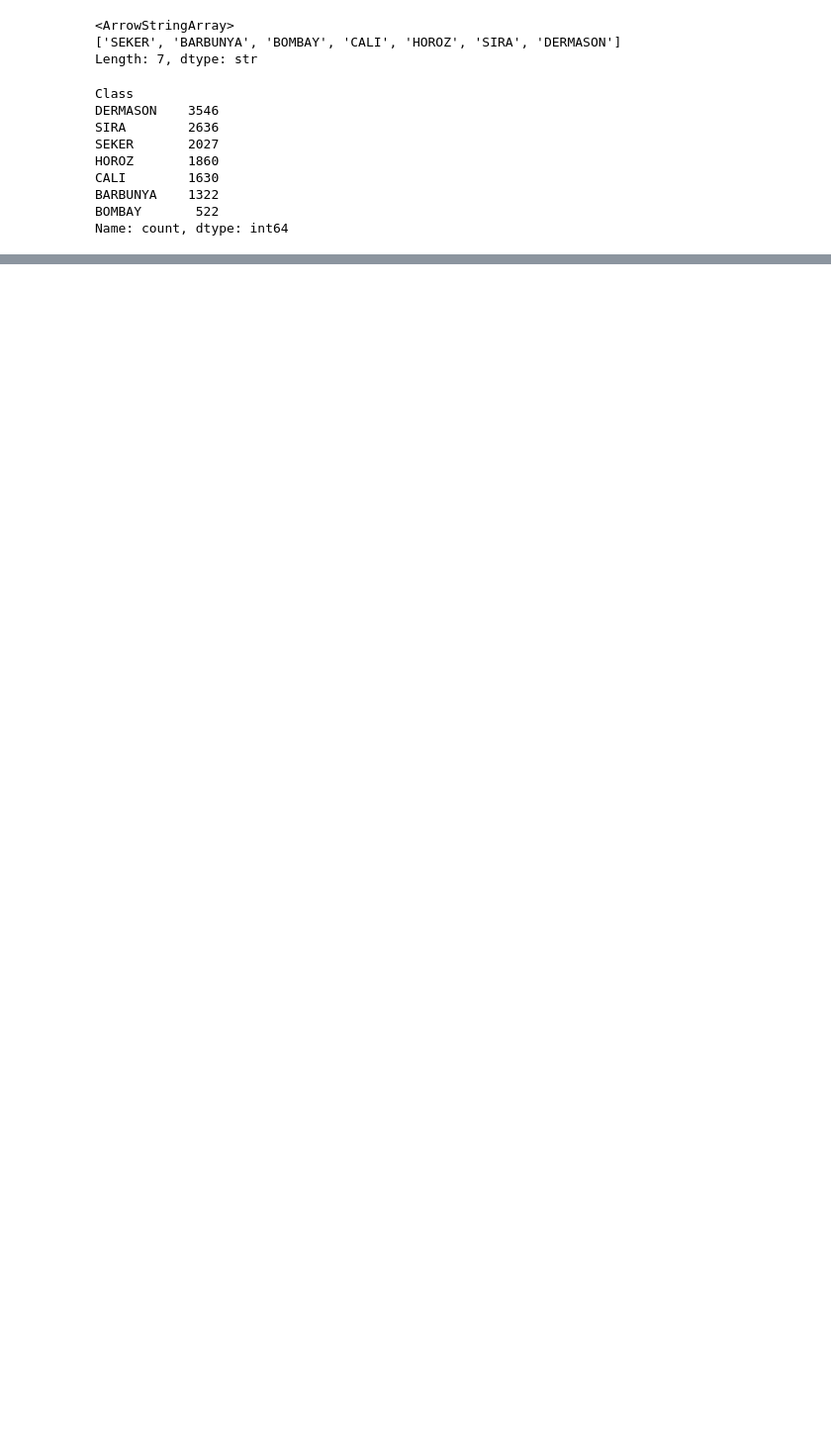
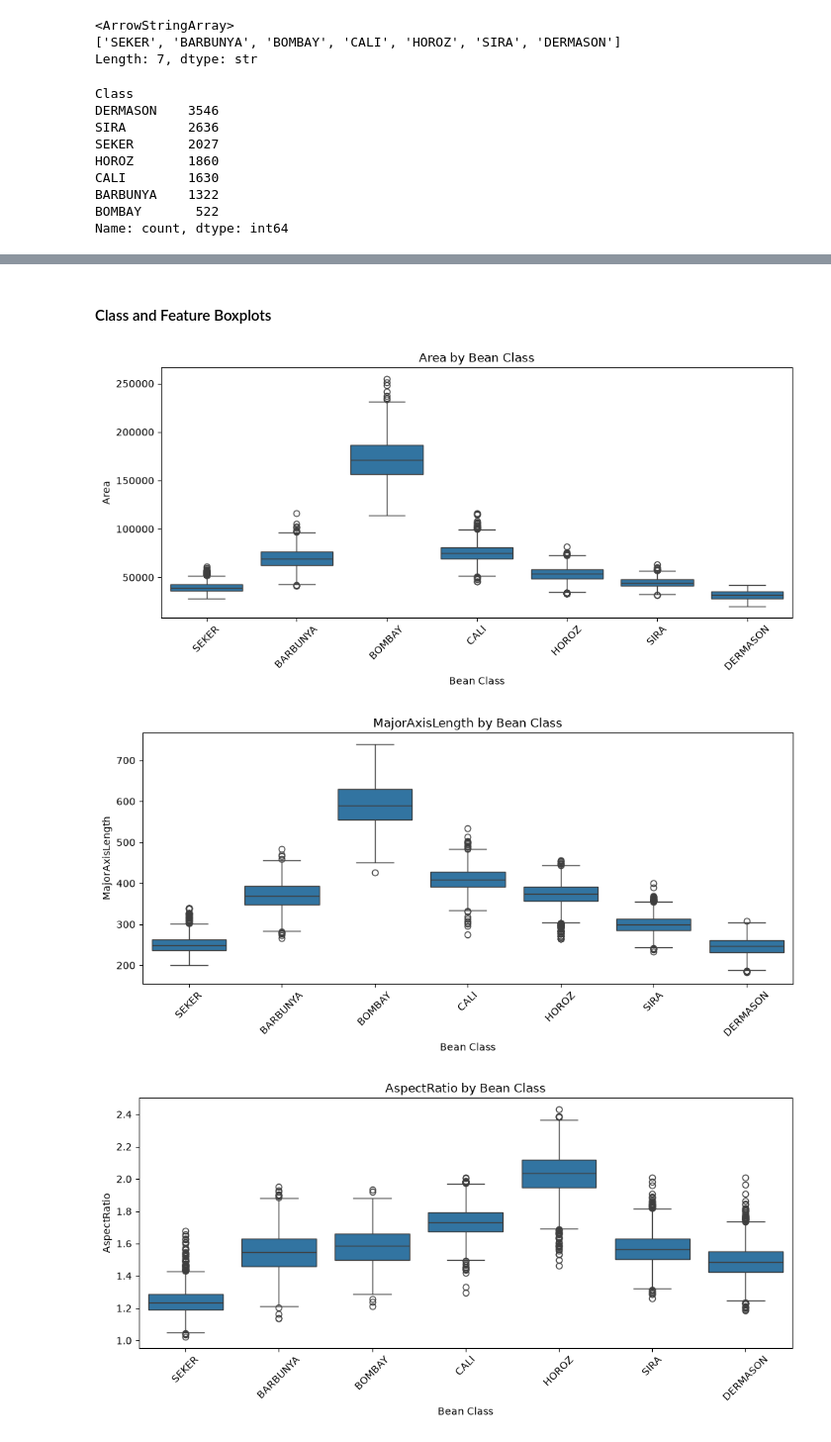
Before and after one commit to itskimheng/IAI_Lab_Intro_Assignment_1, a Jupyter notebook: main.ipynb, the cells around one changed output, grey strips where cells are left out. Shown at 99% size. Saved outputs shown, nothing was run; the diff lists cells and outputs as text; code cells hidden in the pictures; blank space fills up the shorter version.

```diff
--- a/main.ipynb
+++ b/main.ipynb
@@ -135,0 +206,32 @@ df['Class'].value_counts().plot(kind='pie')
+# %% [markdown]
+#### Class and Feature Boxplots
+# %%
+selected_features = [
+    "Area",
+    "MajorAxisLength",
+    "AspectRatio",
+    "Roundness",
+    "Compactness"
+]
+
+for feature in selected_features:
+
+    plt.figure(figsize=(10, 5))
+
+    sns.boxplot(
+        data=df,
+        x="Class",
+        y=feature
+    )
+
+    plt.title(f"{feature} by Bean Class")
+    plt.xlabel("Bean Class")
+    plt.ylabel(feature)
+    plt.xticks(rotation=45)
+
+    plt.tight_layout()
+    plt.show()
+# %% [output]
+[figure, added]
+[figure, added]
+[figure, added]
```
Also changed, not shown: parts of 41 cells of this notebook.
